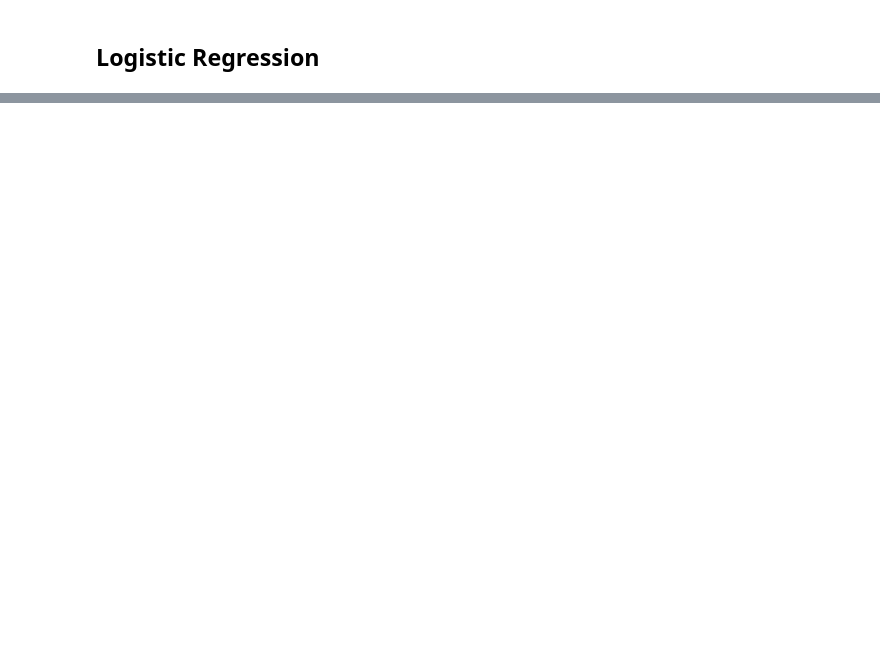
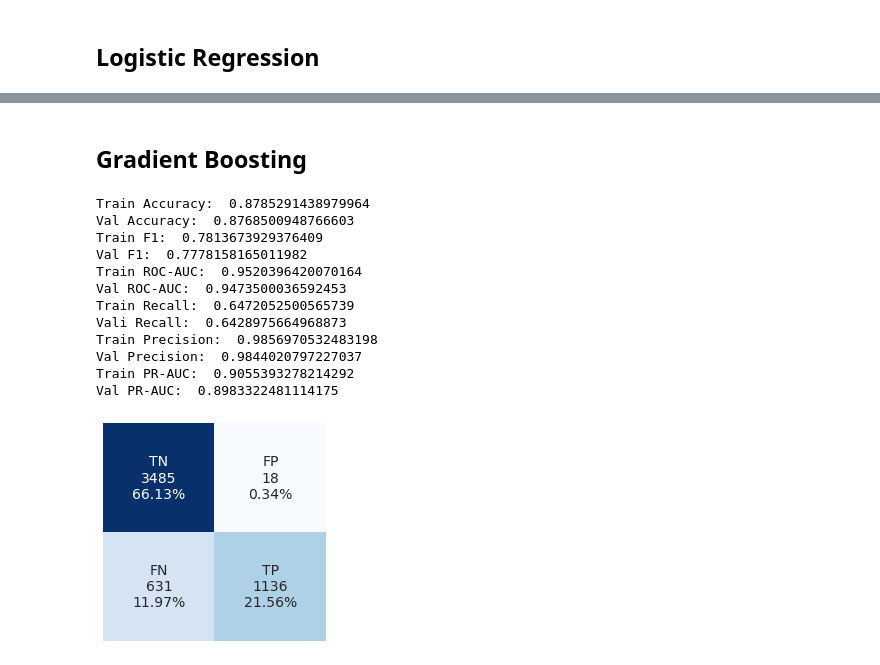
Before and after one commit to datascisteven/Automated-Hate-Tweet-Detection, a Jupyter notebook: notebooks/balanced_modeling.ipynb, the cells around one changed output, grey strips where cells are left out. Drawn from its saved outputs; the diff is of its cells as text; code cells hidden in the pictures; blank space fills up the shorter version.

```diff
--- a/notebooks/balanced_modeling.ipynb
+++ b/notebooks/balanced_modeling.ipynb
@@ -169,0 +172,21 @@ TypeError: Parameter doc_words of infer_vector() must be a list of strings (not
+# %% [markdown]
+## Gradient Boosting
+# %%
+gbc = GradientBoostingClassifier().fit(tfidf_tr, y_tr)
+y_pr_gbc_tr = gbc.predict(tfidf_tr)
+y_pr_gbc_val = gbc.predict(tfidf_val)
+get_metrics(tfidf_tr, y_tr, tfidf_val, y_val, y_pr_gbc_tr, y_pr_gbc_val, gbc)
+# %% [output]
+Train Accuracy:  0.8785291438979964
+Val Accuracy:  0.8768500948766603
+Train F1:  0.7813673929376409
+Val F1:  0.7778158165011982
+Train ROC-AUC:  0.9520396420070164
+Val ROC-AUC:  0.9473500036592453
+Train Recall:  0.6472052500565739
+Vali Recall:  0.6428975664968873
+Train Precision:  0.9856970532483198
+Val Precision:  0.9844020797227037
+Train PR-AUC:  0.9055393278214292
+Val PR-AUC:  0.8983322481114175
+[figure, added]
```
Also changed, not shown: parts of 37 cells of this notebook, 9 other files.
